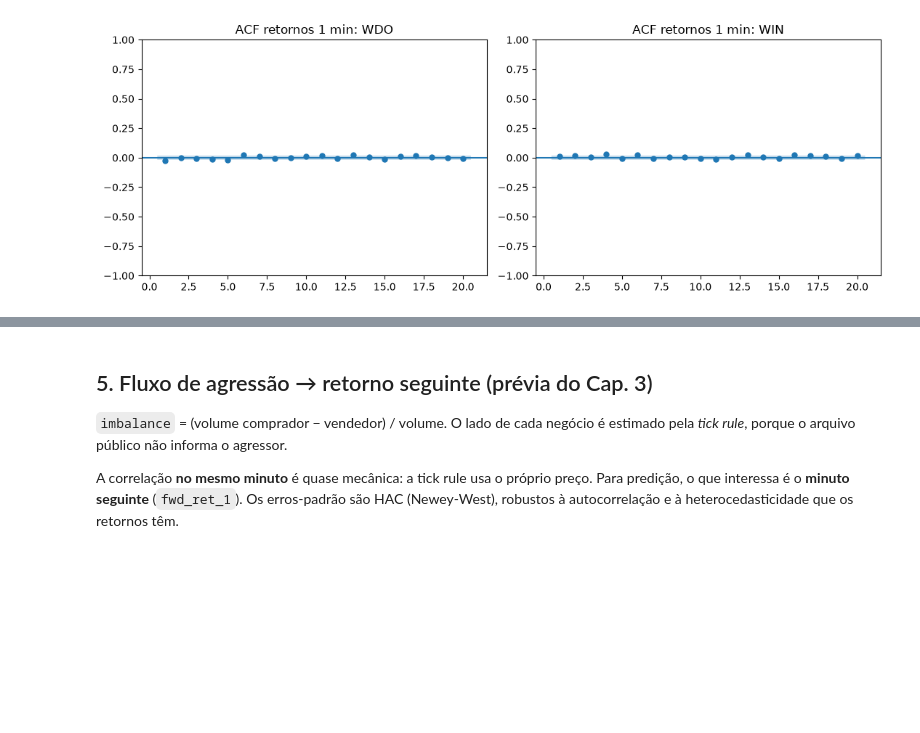
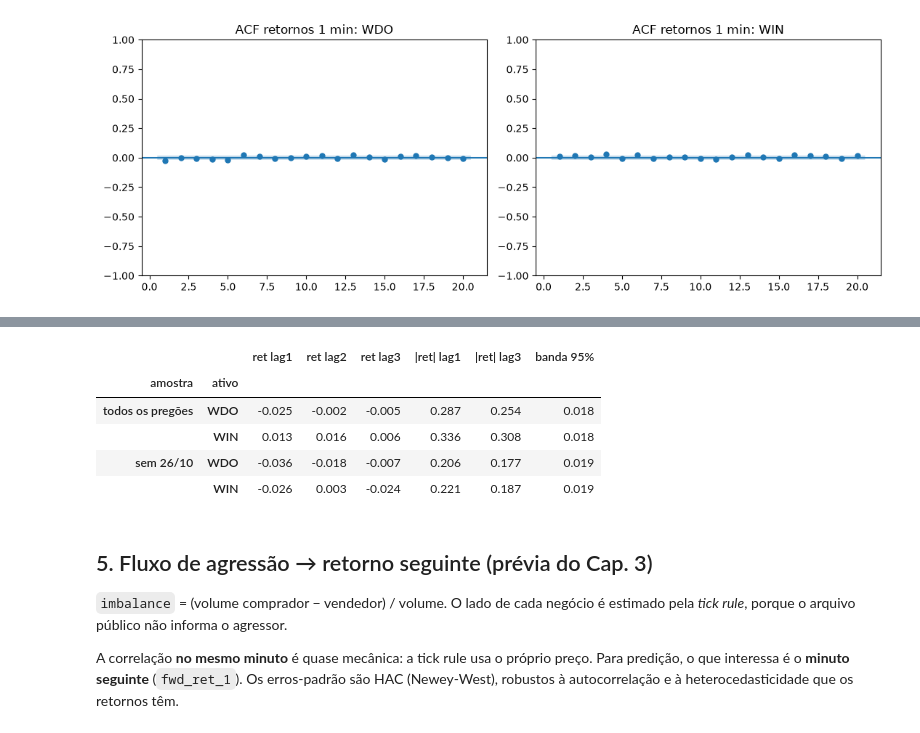
Before and after one commit to marcosemn/islp-b3-futures, a Jupyter notebook: notebooks/00_exploracao_wdo_win.ipynb, the cells around one changed output, grey strips where cells are left out. Drawn from its saved outputs; the diff is of its cells as text; code cells hidden in the pictures; blank space fills up the shorter version.

```diff
--- a/notebooks/00_exploracao_wdo_win.ipynb
+++ b/notebooks/00_exploracao_wdo_win.ipynb
@@ -94,3 +120,14 @@ ax.set_title("Volume mediano por minuto do dia")
 # %% [output]
 Text(0.5, 1.0, 'Volume mediano por minuto do dia')
 [figure]
+# %%
+faixas = [9, 9.5, 10, 12, 14, 16, 17.5, 18 + 35 / 60]
+nomes = ["09:00-09:30", "09:30-10:00", "10:00-12:00", "12:00-14:00", "14:00-16:00", "16:00-17:30", "17:30-fim"]
+minutos = pd.Series(np.diff(faixas) * 60, index=nomes)
+tab = {}
+for root, b in bars.items():
+    faixa = pd.cut(b.index.hour + b.index.minute / 60, faixas, right=False, labels=nomes)
+    vol = b["volume"].groupby([b.index.normalize(), faixa], observed=True).sum()
+    share = vol / vol.groupby(level=0).transform("sum")           # fração do volume do dia
+    tab[root] = share.groupby(level=1, observed=True).median() / minutos * 100
+pd.DataFrame(tab).round(2).rename_axis("% do volume do dia, por minuto (mediana dos pregões)")
@@ -109,0 +159,8 @@ plt.tight_layout()
+# %%
+def momentos(b):
+    r = b["ret"].dropna()
+    return pd.Series({"curtose": r.kurt() + 3, "assimetria": r.skew(), "n": len(r)})
+
+sem_26 = {k: v[v.index.normalize() != "2026-10-26"] for k, v in bars.items()}
+pd.concat({"todos os pregões": pd.DataFrame({k: momentos(v) for k, v in bars.items()}),
+           "sem 26/10": pd.DataFrame({k: momentos(v) for k, v in sem_26.items()})}).round(2)
@@ -120,3 +191,21 @@ plt.tight_layout()
+# %%
+from statsmodels.tsa.stattools import acf
+
+rows = []
+for nome, conjunto in [("todos os pregões", bars), ("sem 26/10", sem_26)]:
+    for root, b in conjunto.items():
+        r = b["ret"].dropna()
+        a, a_abs = acf(r, nlags=3), acf(r.abs(), nlags=3)
+        rows.append({"amostra": nome, "ativo": root, "ret lag1": a[1], "ret lag2": a[2], "ret lag3": a[3],
+                     "|ret| lag1": a_abs[1], "|ret| lag3": a_abs[3], "banda 95%": 1.96 / np.sqrt(len(r))})
+pd.DataFrame(rows).set_index(["amostra", "ativo"]).round(3)
+# %% [output]
+|  |  | ret lag1 | ret lag2 | ret lag3 | |ret| lag1 | |ret| lag3 | banda 95% |
+| amostra | ativo |  |  |  |  |  |  |
+| todos os pregões | WDO | -0.025 | -0.002 | -0.005 | 0.287 | 0.254 | 0.018 |
+|  | WIN | 0.013 | 0.016 | 0.006 | 0.336 | 0.308 | 0.018 |
+| sem 26/10 | WDO | -0.036 | -0.018 | -0.007 | 0.206 | 0.177 | 0.019 |
+|  | WIN | -0.026 | 0.003 | -0.024 | 0.221 | 0.187 | 0.019 |
 # %% [markdown]
 ## 5. Fluxo de agressão → retorno seguinte (prévia do Cap. 3)
 `imbalance` = (volume comprador − vendedor) / volume. O lado de cada negócio é estimado pela *tick rule*, porque o arquivo público não informa o agressor.
```
Also changed, not shown: parts of 7 cells of this notebook, 1 other file.
